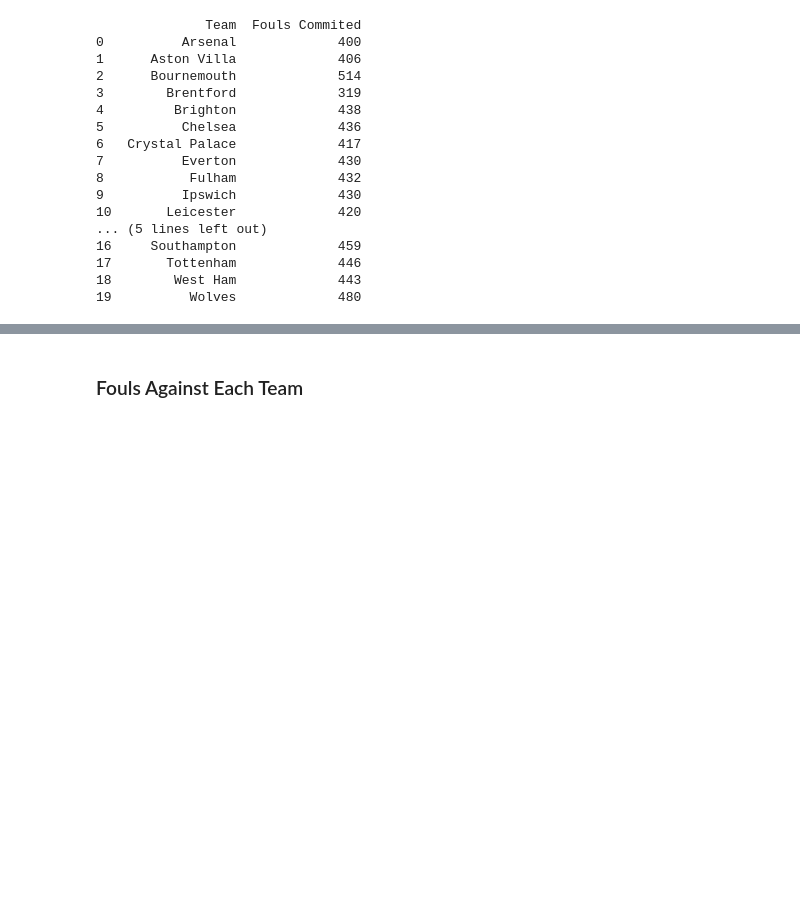
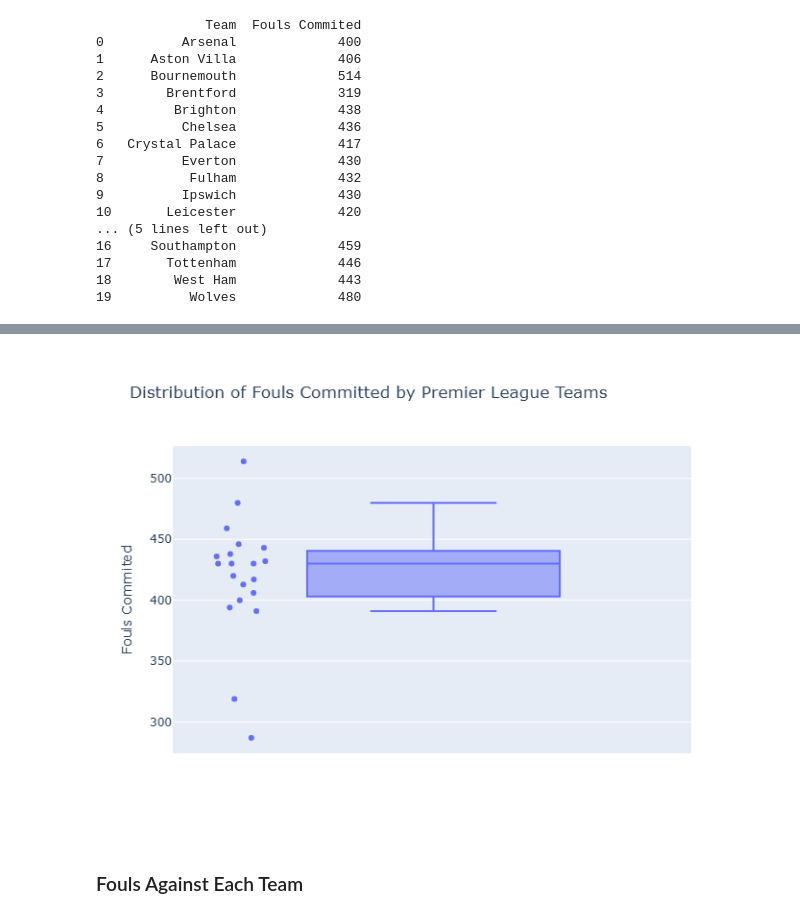
Before and after one commit to rayhanf14/pl-2024-25-analysis, a Jupyter notebook: notebooks/data_analysis_vizualization.ipynb, the cells around one changed output, grey strips where cells are left out. Saved outputs shown, nothing was run; the diff lists cells and outputs as text; code cells hidden in the pictures; blank space fills up the shorter version.

```diff
--- a/notebooks/data_analysis_vizualization.ipynb
+++ b/notebooks/data_analysis_vizualization.ipynb
@@ -174,4 +182,6 @@ fig = px.box(df_team_fouls,
              title='Distribution of Fouls Committed by Premier League Teams')
 fig.write_image('../images/fouls_committed_box.png')
 fig.show()
+img_bytes = fig.to_image(format="png")
+display(Image(img_bytes))
 # %% [output]
@@ -179,3 +188,4 @@ fig.show()
+[figure, added]
 # %% [markdown]
 ### Fouls Against Each Team
 # %%
```
Also changed, not shown: parts of 9 cells of this notebook, 2 other files.
